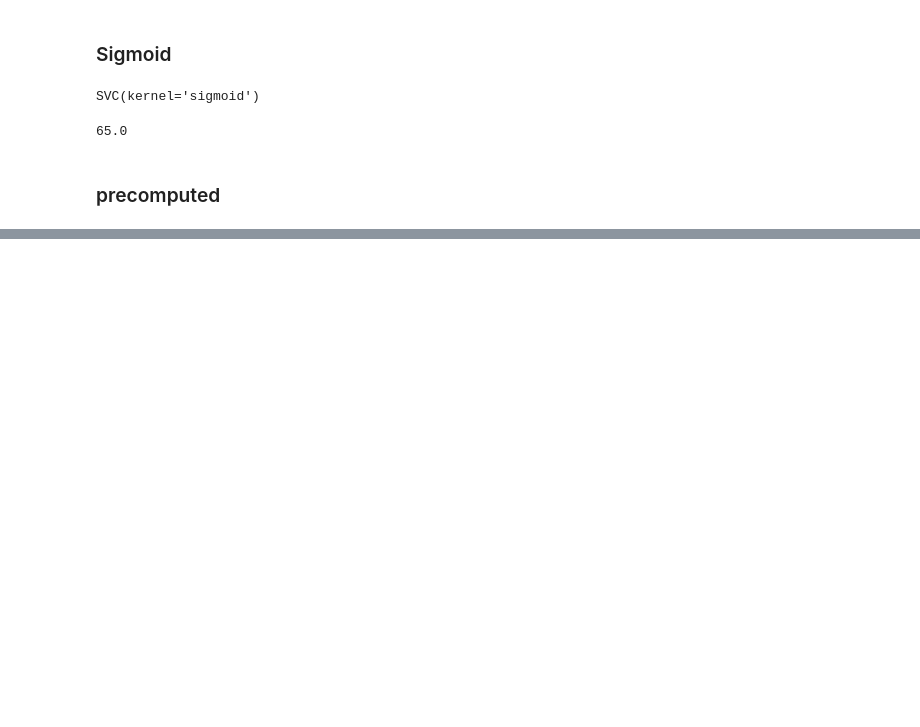
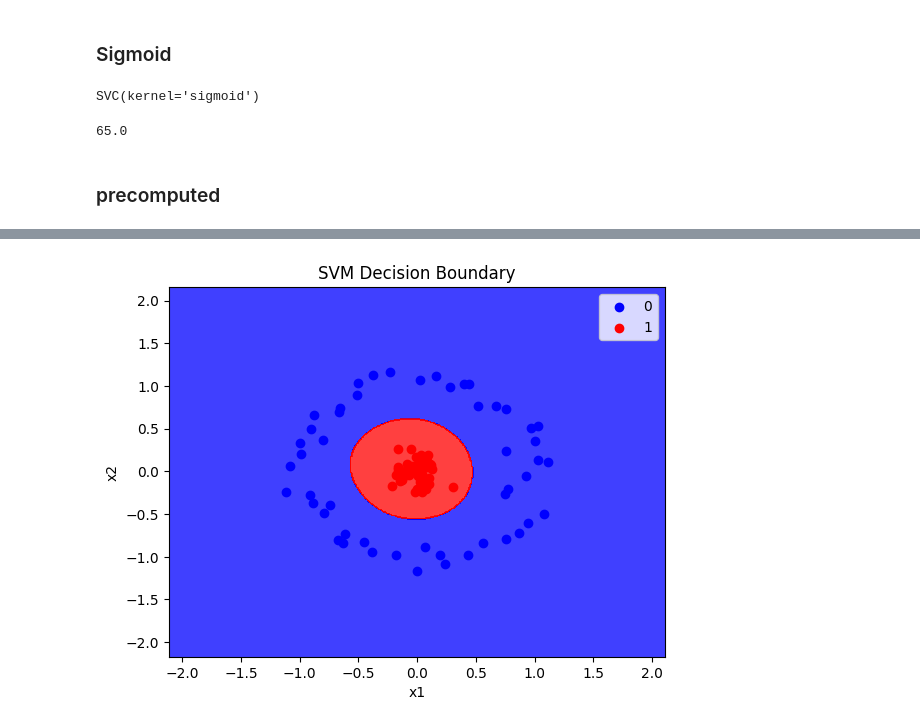
Before and after one commit to Shubhambg611/Ineuron-Data-Science, a Jupyter notebook: ML/ML kernels.ipynb, the cells around one changed output, grey strips where cells are left out. Drawn from its saved outputs; the diff is of its cells as text; code cells hidden in the pictures; blank space fills up the shorter version.

```diff
--- a/ML/ML kernels.ipynb
+++ b/ML/ML kernels.ipynb
@@ -175,0 +210,4 @@ classifier5 = SVC(kernel="precomputed")
+# %%
+plot_decision_boundary(x,y,classifier2)
+# %% [output]
+[figure, added]
```
Also changed, not shown: parts of 15 cells of this notebook.
